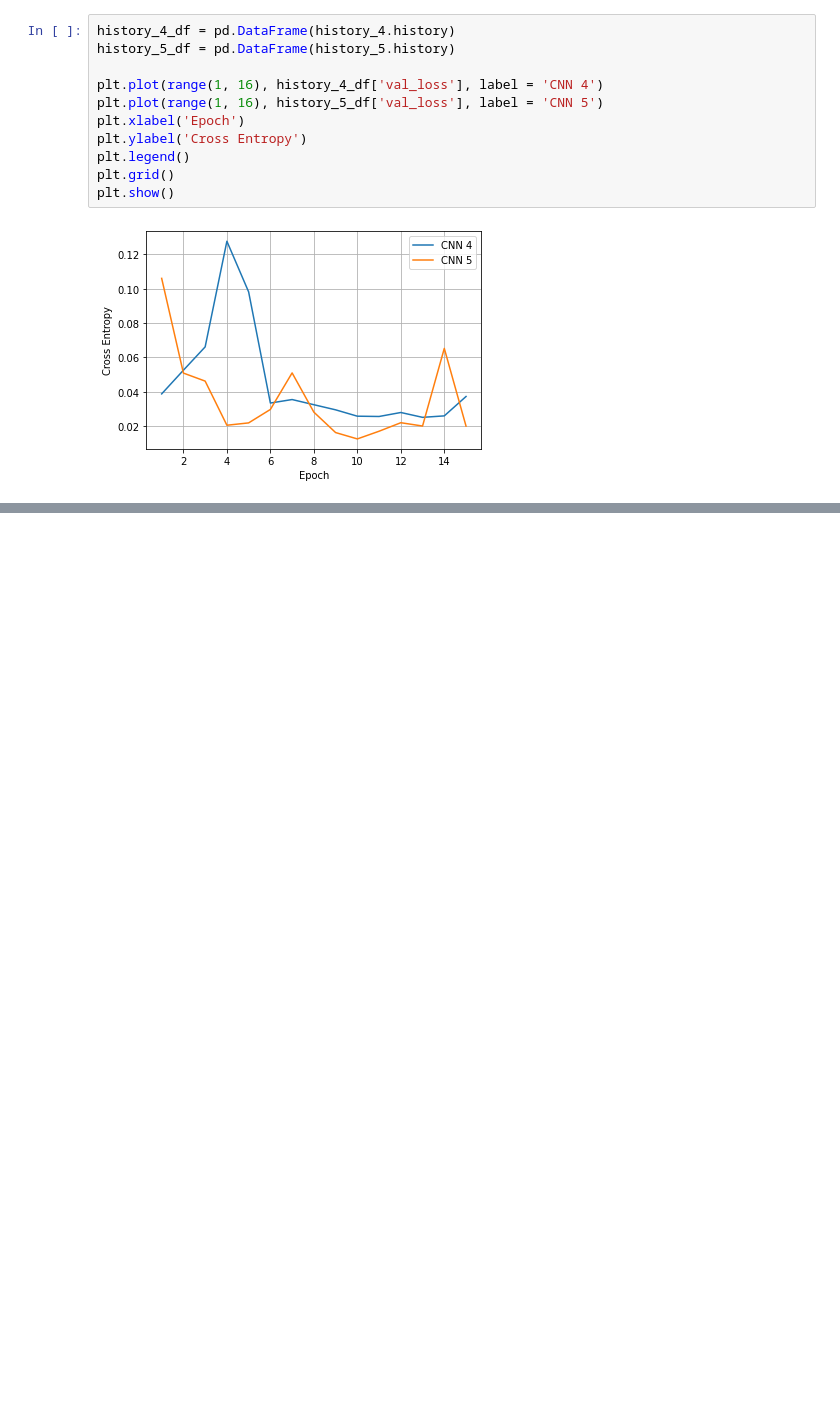
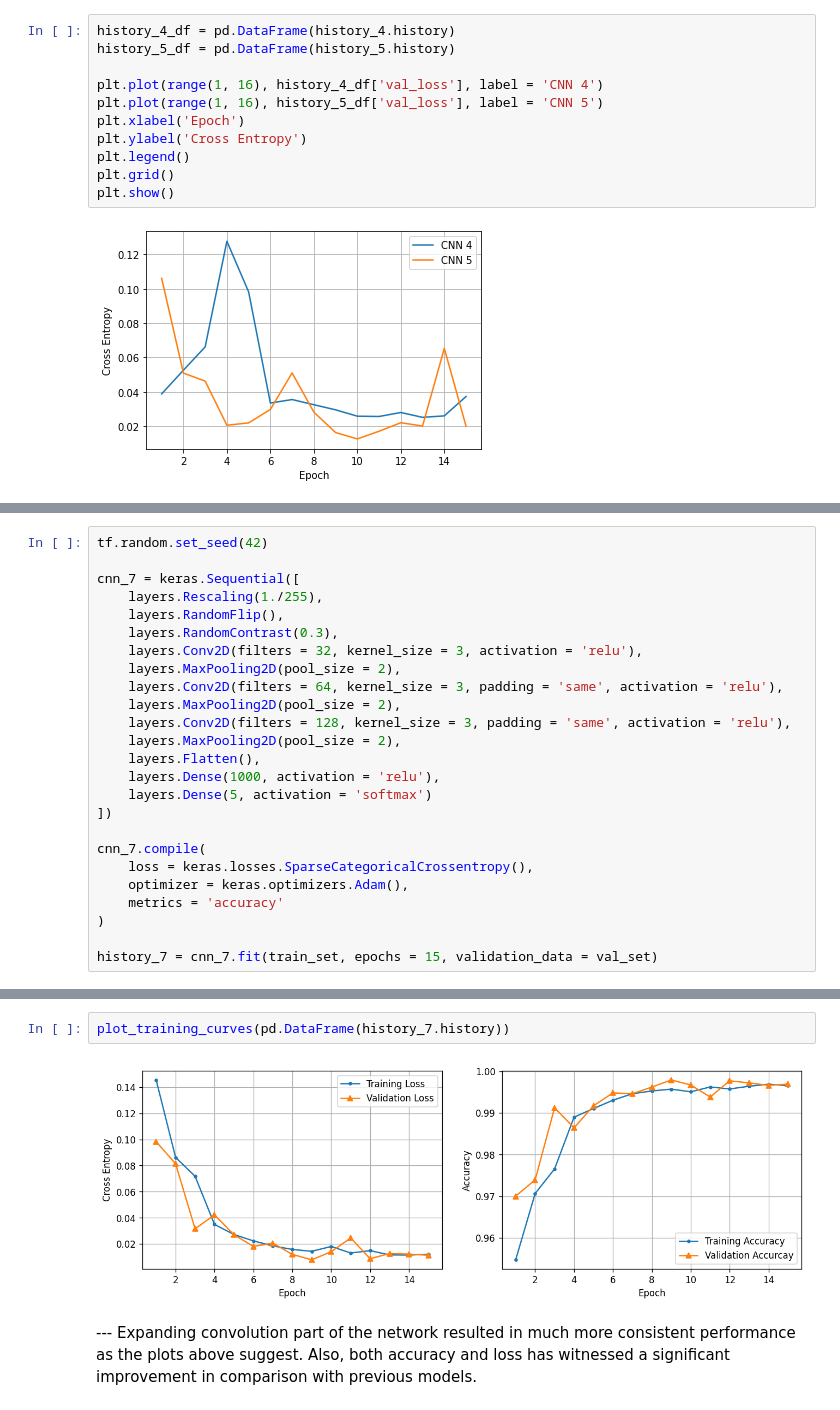
Before and after one commit to MostafaJahanian/DL_Projects, a Jupyter notebook: rice_image_classification_using_cnn.ipynb, the cells around one changed output, grey strips where cells are left out. Drawn from its saved outputs; the diff is of its cells as text; blank space fills up the shorter version.

```diff
--- a/rice_image_classification_using_cnn.ipynb
+++ b/rice_image_classification_using_cnn.ipynb
@@ -346,0 +396,25 @@ plt.show()
+# %%
+tf.random.set_seed(42)
+
+cnn_7 = keras.Sequential([
+    layers.Rescaling(1./255),
+    layers.RandomFlip(),
+    layers.RandomContrast(0.3),
+    layers.Conv2D(filters = 32, kernel_size = 3, activation = 'relu'),
+    layers.MaxPooling2D(pool_size = 2),
+    layers.Conv2D(filters = 64, kernel_size = 3, padding = 'same', activation = 'relu'),
+    layers.MaxPooling2D(pool_size = 2),
+    layers.Conv2D(filters = 128, kernel_size = 3, padding = 'same', activation = 'relu'),
+    layers.MaxPooling2D(pool_size = 2),
+    layers.Flatten(),
+    layers.Dense(1000, activation = 'relu'),
+    layers.Dense(5, activation = 'softmax')
+])
+
+cnn_7.compile(
+    loss = keras.losses.SparseCategoricalCrossentropy(),
+    optimizer = keras.optimizers.Adam(),
+    metrics = 'accuracy'
+)
+
+history_7 = cnn_7.fit(train_set, epochs = 15, validation_data = val_set)
@@ -346,0 +439,6 @@ plt.show()
+# %%
+plot_training_curves(pd.DataFrame(history_7.history))
+# %% [output]
+[figure, added]
+# %% [markdown]
+--- Expanding convolution part of the network resulted in much more consistent performance as the plots above suggest. Also, both accuracy and loss has witnessed a significant improvement in comparison with previous models.
```
Also changed, not shown: parts of 6 cells of this notebook.
